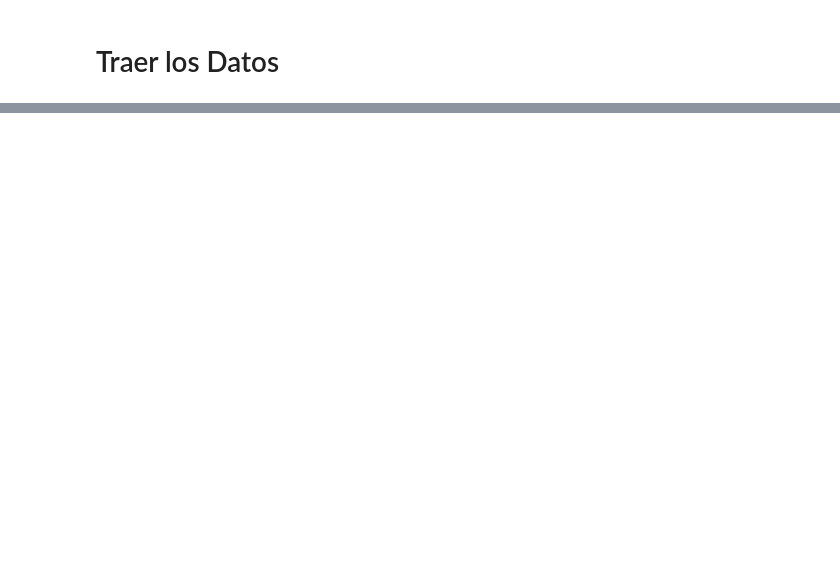
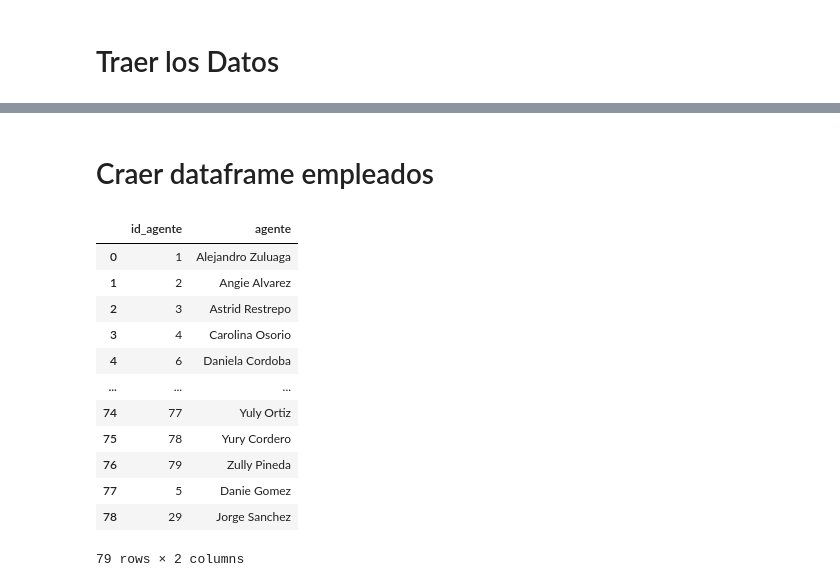
Before and after one commit to r2x4/consolidado_practice, a Jupyter notebook: consolidado_practice.ipynb, the cells around one changed output, grey strips where cells are left out. Cells and saved outputs as stored; diff of their text form; code cells hidden in the pictures; blank space fills up the shorter version.

```diff
--- a/consolidado_practice.ipynb
+++ b/consolidado_practice.ipynb
@@ -74,3 +71,24 @@ datos.dtypes
 | tiempo_dialing | object |
 | Pais | object |
 dtype: object
+# %% [markdown]
+# Craer dataframe empleados
+# %%
+# crer dataframe empleados
+empleados = datos[['id_agente', 'agente']].drop_duplicates().reset_index(drop=True)
+# %%
+empleados
+# %% [output]
+|  | id_agente | agente |
+| 0 | 1 | Alejandro Zuluaga |
+| 1 | 2 | Angie Alvarez |
+| 2 | 3 | Astrid Restrepo |
+| 3 | 4 | Carolina Osorio |
+| 4 | 6 | Daniela Cordoba |
+| ... | ... | ... |
+| 74 | 77 | Yuly Ortiz |
+| 75 | 78 | Yury Cordero |
+| 76 | 79 | Zully Pineda |
+| 77 | 5 | Danie Gomez |
+| 78 | 29 | Jorge Sanchez |
+79 rows × 2 columns
```
Also changed, not shown: parts of 12 cells of this notebook.
